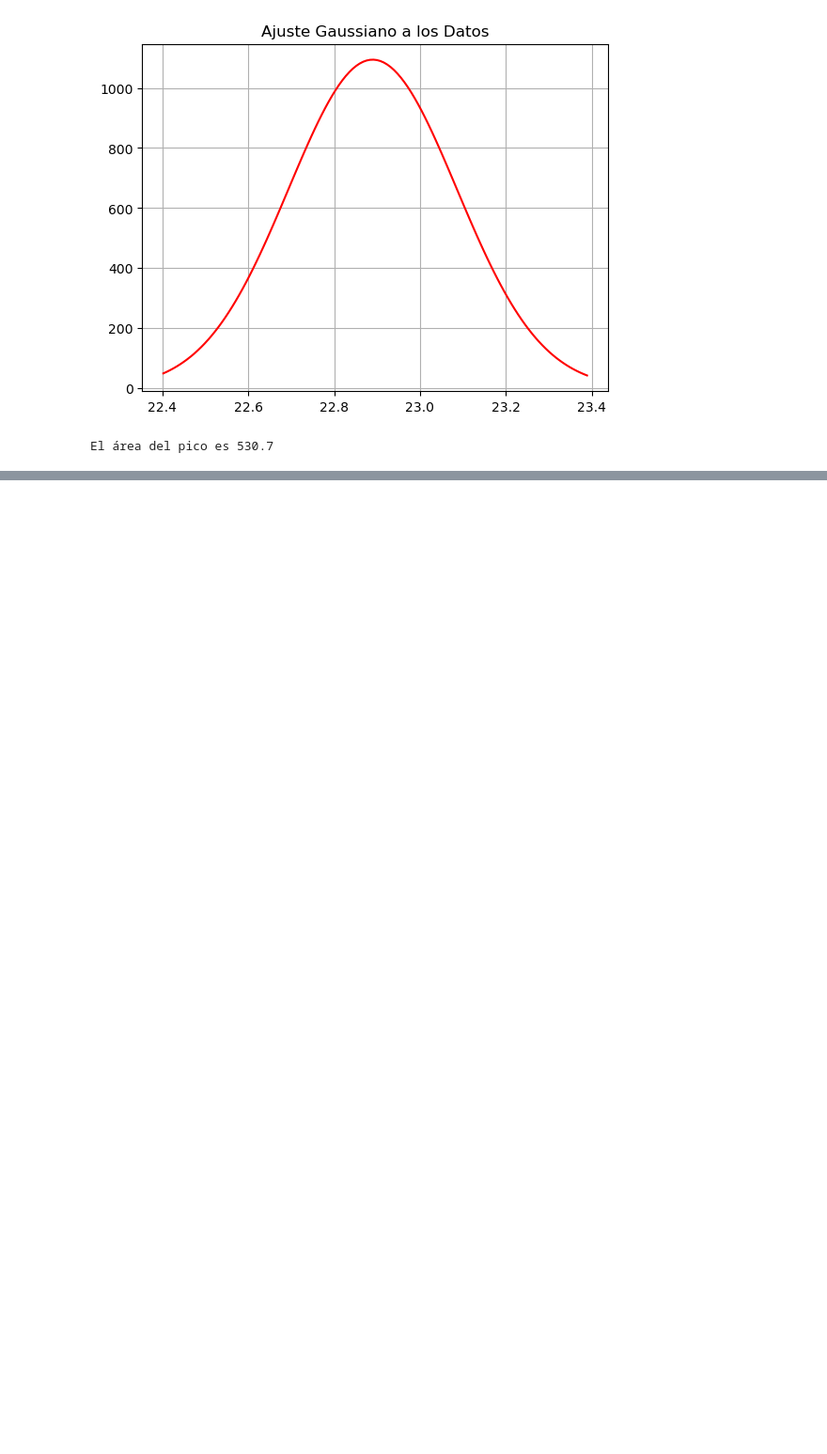
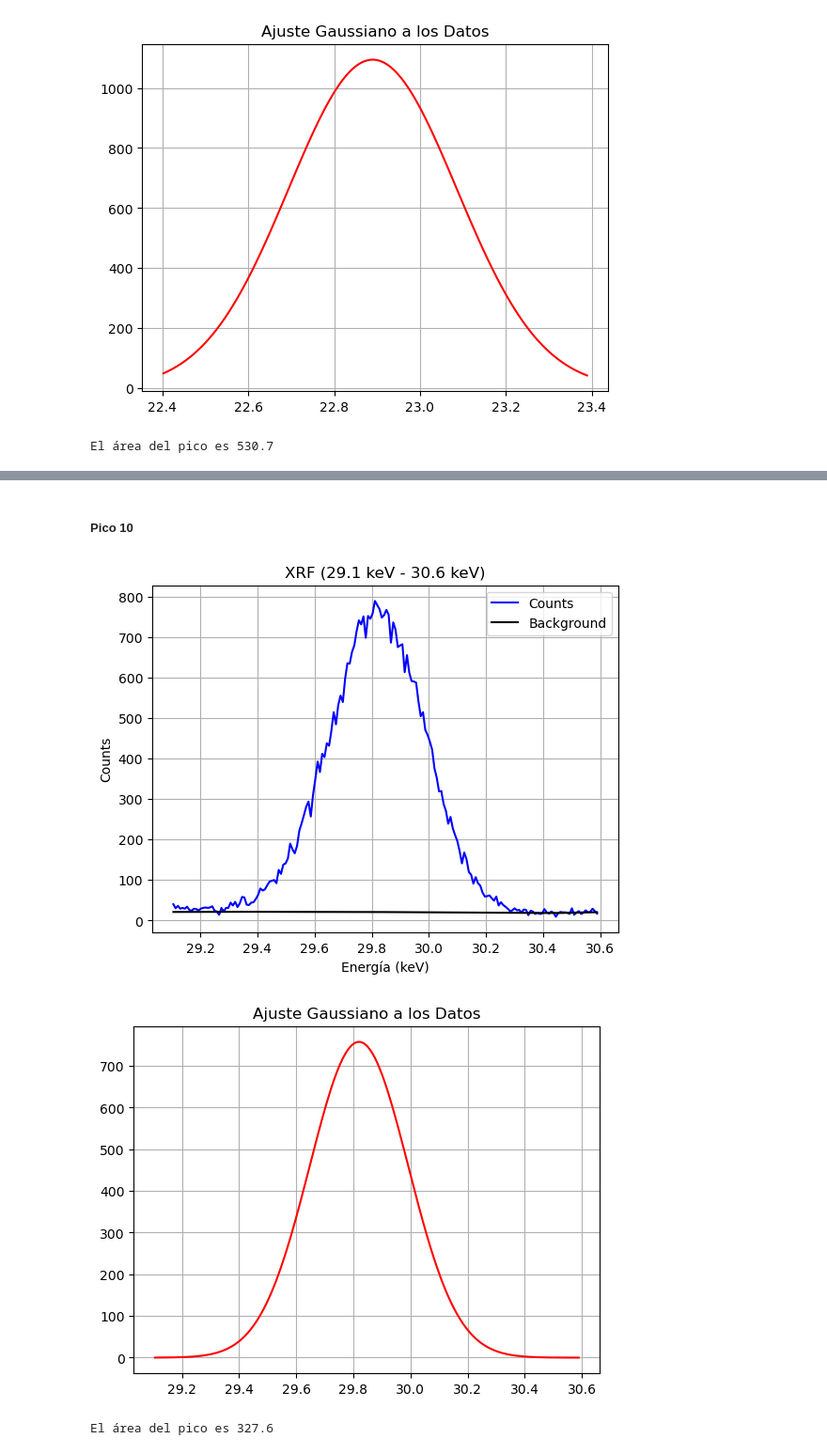
Before and after one commit to eduardoh27/Core-Level-Spectroscopy, a Jupyter notebook: Taller 3/punto9.ipynb, the cells around one changed output, grey strips where cells are left out. Shown at 94% size. Saved outputs shown, nothing was run; the diff lists cells and outputs as text; code cells hidden in the pictures; blank space fills up the shorter version.

Commit message:
areas calculadas

```diff
--- a/Taller 3/punto9.ipynb
+++ b/Taller 3/punto9.ipynb
@@ -474,0 +457,8 @@ El área del pico es 530.7
+# %% [markdown]
+##### Pico 10
+# %%
+area10 = ajustar_area_pico(29.1, 30.6, [750, 29.8, 0.2])
+# %% [output]
+[figure, added]
+[figure, added]
+El área del pico es 327.6
```
Also changed, not shown: parts of 27 cells of this notebook.
